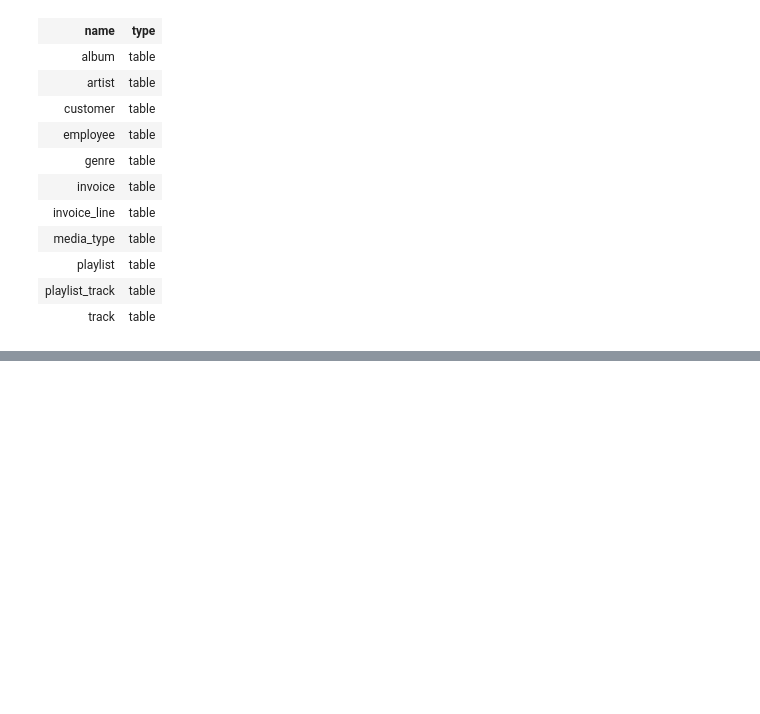
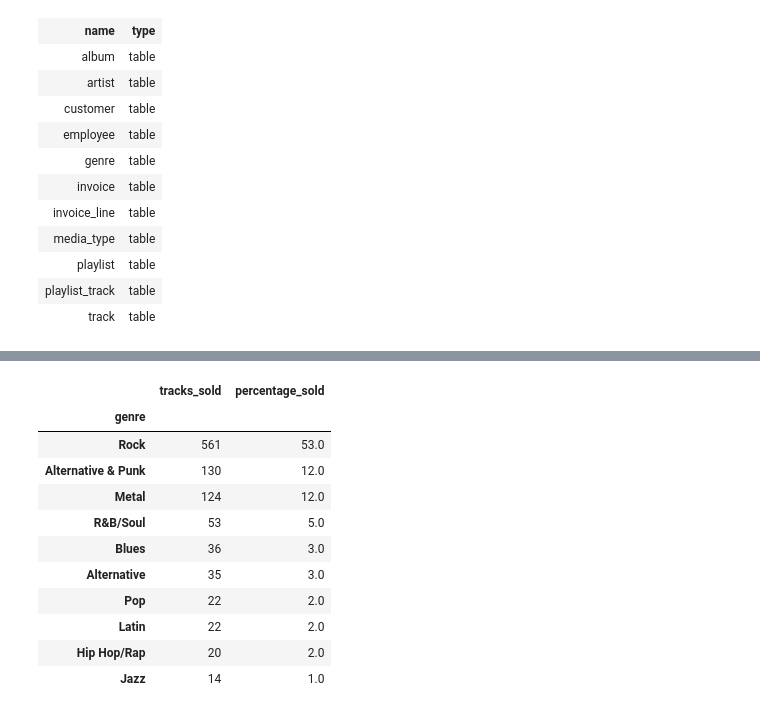
Before and after one commit to MuhammadAwon/datascience-projects, a Jupyter notebook: Projects/chinook-data-analysis-using-sql/chinook-database.ipynb, the cells around one changed output, grey strips where cells are left out. Cells and saved outputs as stored; diff of their text form; code cells hidden in the pictures; blank space fills up the shorter version.

```diff
--- a/Projects/chinook-data-analysis-using-sql/chinook-database.ipynb
+++ b/Projects/chinook-data-analysis-using-sql/chinook-database.ipynb
@@ -40,0 +178,43 @@ Done.
+# %%
+query = """
+WITH usa_tracks_sold AS
+    (
+        SELECT il.*
+        FROM invoice_line il
+        INNER JOIN invoice i ON i.invoice_id = il.invoice_id
+        INNER JOIN customer c ON c.customer_id = i.customer_id
+        WHERE c.country = 'USA'
+    )
+
+SELECT
+    g.name AS genre,
+    COUNT(uts.invoice_line_id) AS tracks_sold,
+    ROUND(CAST(COUNT(uts.invoice_line_id) AS FLOAT) *100 / (
+        SELECT COUNT(*) FROM usa_tracks_sold
+    ), 0) AS percentage_sold
+FROM usa_tracks_sold uts
+INNER JOIN track t ON t.track_id = uts.track_id
+INNER JOIN genre g ON g.genre_id = t.genre_id
+GROUP BY genre
+ORDER BY tracks_sold DESC
+LIMIT 10;
+"""
+
+# SQL output to pandas dataframe
+conn = sqlite3.connect('chinook.db')
+df = pd.read_sql_query(query, conn)
+df = df.set_index('genre') # remove default index
+df
+# %% [output]
+|  | tracks_sold | percentage_sold |
+| genre |  |  |
+| Rock | 561 | 53.0 |
+| Alternative & Punk | 130 | 12.0 |
+| Metal | 124 | 12.0 |
+| R&B/Soul | 53 | 5.0 |
+| Blues | 36 | 3.0 |
+| Alternative | 35 | 3.0 |
+| Pop | 22 | 2.0 |
+| Latin | 22 | 2.0 |
+| Hip Hop/Rap | 20 | 2.0 |
+| Jazz | 14 | 1.0 |
```
Also changed, not shown: parts of 12 cells of this notebook.
